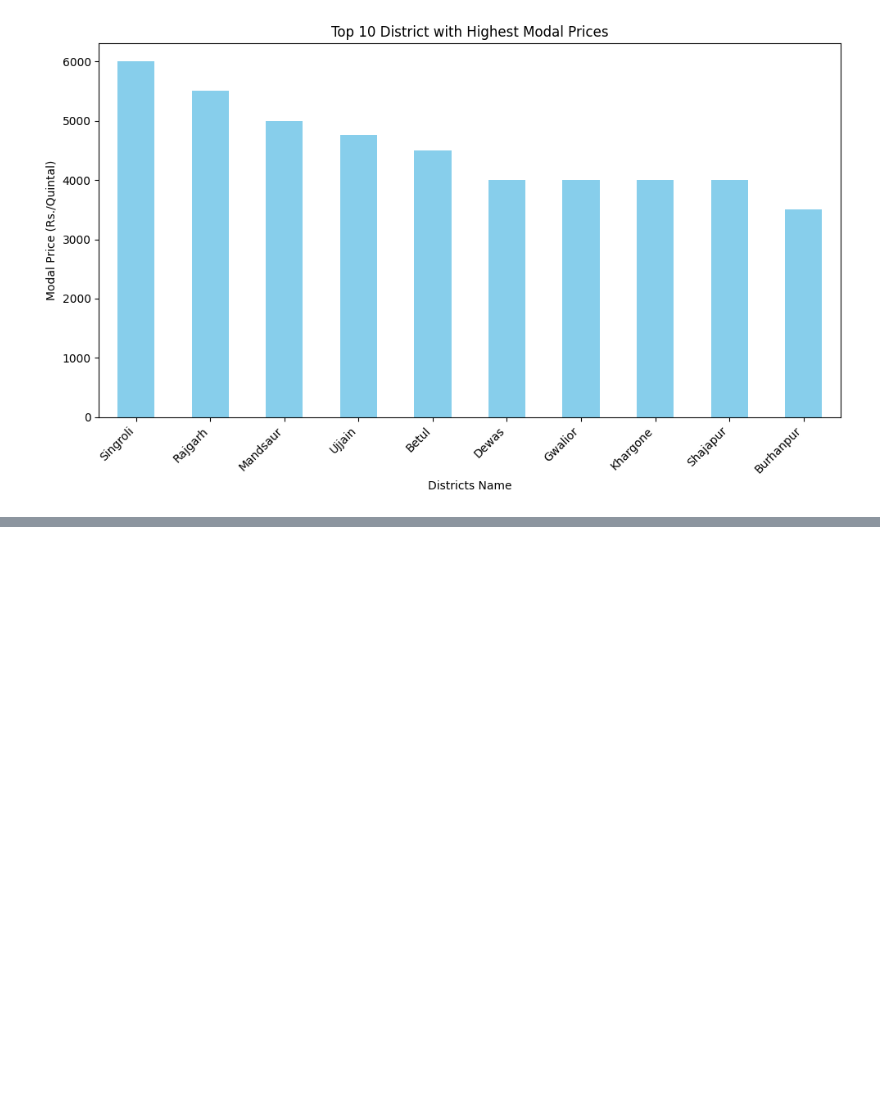
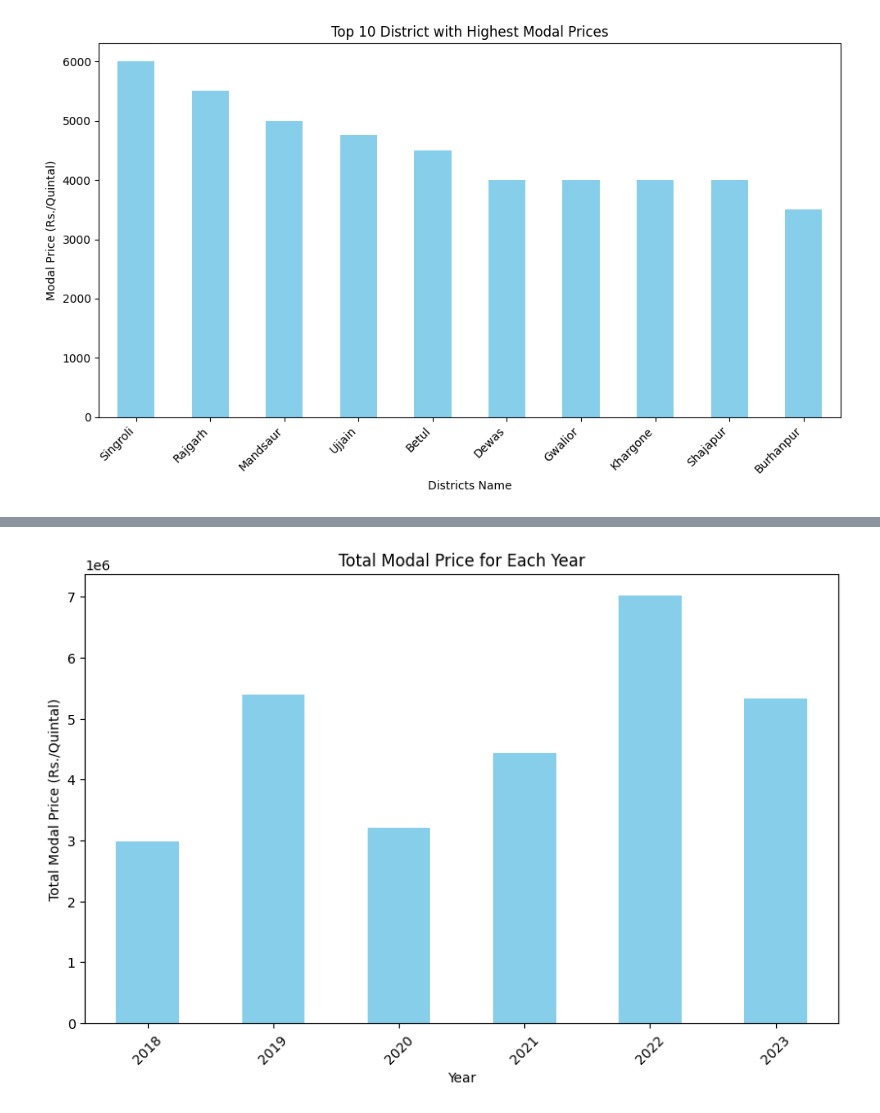
Before and after one commit to Abuthalib/AGRIMARK, a Jupyter notebook: Cabbage_Agmark_MP.ipynb, the cells around one changed output, grey strips where cells are left out. Saved outputs shown, nothing was run; the diff lists cells and outputs as text; code cells hidden in the pictures; blank space fills up the shorter version.

```diff
--- a/Cabbage_Agmark_MP.ipynb
+++ b/Cabbage_Agmark_MP.ipynb
@@ -834,0 +906,13 @@ plt.show()
+# %%
+# Modal price year wise.
+df['Reported Date'] = pd.to_datetime(df['Reported Date'])
+df['Year'] = df['Reported Date'].dt.year
+yearly_total_modal_price = df.groupby('Year')['Modal Price (Rs./Quintal)'].sum()
+yearly_total_modal_price.plot(kind='bar', figsize=(10, 6), color='skyblue')
+plt.title('Total Modal Price for Each Year')
+plt.xlabel('Year')
+plt.ylabel('Total Modal Price (Rs./Quintal)')
+plt.xticks(rotation=45)
+plt.show()
+# %% [output]
+[figure, added]
```
Also changed, not shown: parts of 7 cells of this notebook.
